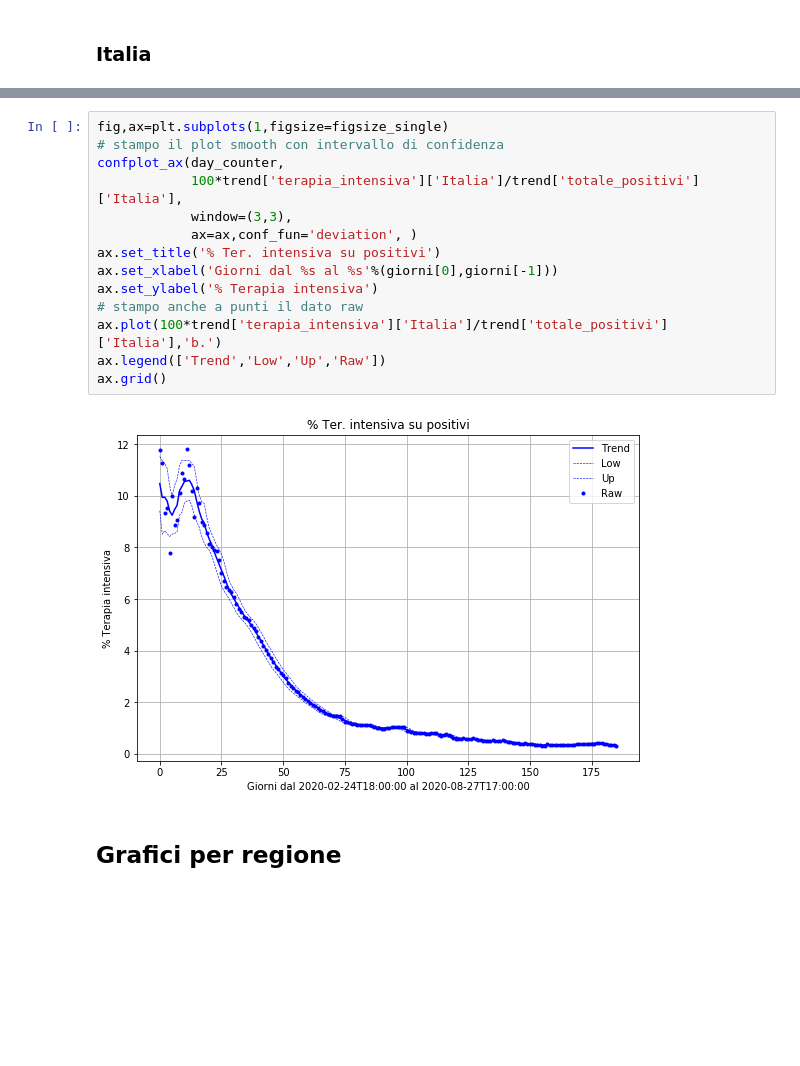
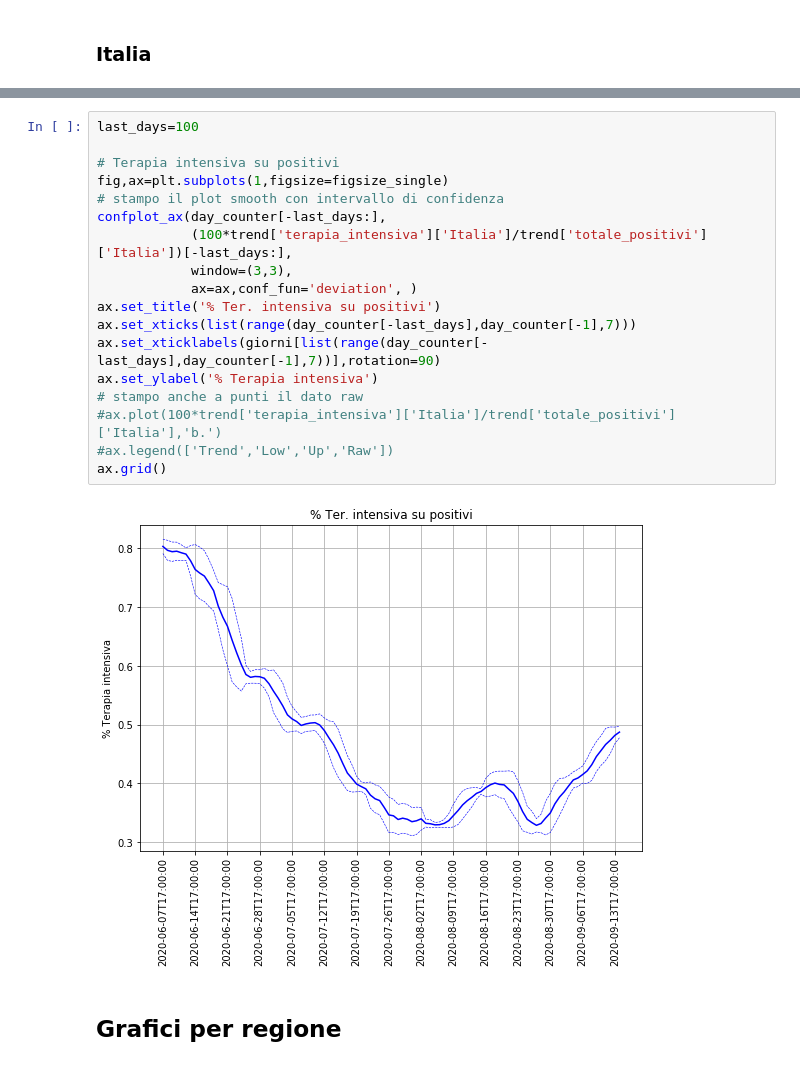
Before and after one commit to taracchi/covid, a Jupyter notebook: analisi_ospedalizzati.ipynb, the cells around one changed output, grey strips where cells are left out. Drawn from its saved outputs; the diff is of its cells as text; blank space fills up the shorter version.

```diff
--- a/analisi_ospedalizzati.ipynb
+++ b/analisi_ospedalizzati.ipynb
@@ -82,19 +140,23 @@ ax[1].grid()
 # %%
+last_days=100
+
+# Terapia intensiva su positivi
 fig,ax=plt.subplots(1,figsize=figsize_single)
 # stampo il plot smooth con intervallo di confidenza
-confplot_ax(day_counter,
-            100*trend['terapia_intensiva']['Italia']/trend['totale_positivi']['Italia'],
+confplot_ax(day_counter[-last_days:],
+            (100*trend['terapia_intensiva']['Italia']/trend['totale_positivi']['Italia'])[-last_days:],
             window=(3,3),
             ax=ax,conf_fun='deviation', )
 ax.set_title('% Ter. intensiva su positivi')
-ax.set_xlabel('Giorni dal %s al %s'%(giorni[0],giorni[-1]))
+ax.set_xticks(list(range(day_counter[-last_days],day_counter[-1],7)))
+ax.set_xticklabels(giorni[list(range(day_counter[-last_days],day_counter[-1],7))],rotation=90)
 ax.set_ylabel('% Terapia intensiva')
 # stampo anche a punti il dato raw
-ax.plot(100*trend['terapia_intensiva']['Italia']/trend['totale_positivi']['Italia'],'b.')
-ax.legend(['Trend','Low','Up','Raw'])
+#ax.plot(100*trend['terapia_intensiva']['Italia']/trend['totale_positivi']['Italia'],'b.')
+#ax.legend(['Trend','Low','Up','Raw'])
 ax.grid()
 # %% [output]
-[figure, old version]
+[figure, new version]
 # %% [markdown]
 ## Grafici per regione
 # %%
```
Also changed, not shown: parts of 9 cells of this notebook, 14 other files.
